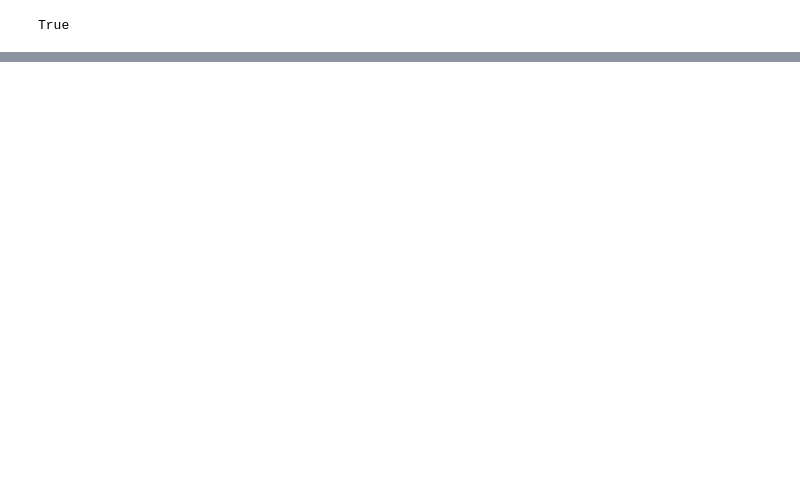
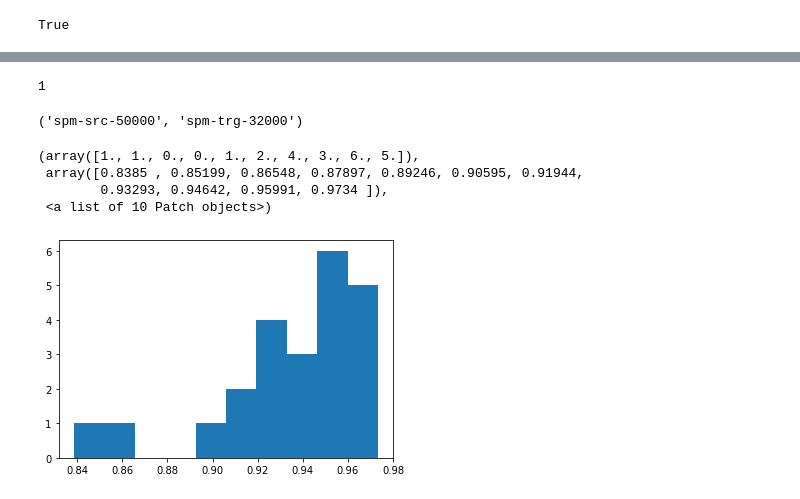
Before and after one commit to jinkilee/LaH, a Jupyter notebook: ipynb/attention-is-all-you-need_make-vocab.ipynb, the cells around one changed output, grey strips where cells are left out. Saved outputs shown, nothing was run; the diff lists cells and outputs as text; code cells hidden in the pictures; blank space fills up the shorter version.

```diff
--- a/ipynb/attention-is-all-you-need_make-vocab.ipynb
+++ b/ipynb/attention-is-all-you-need_make-vocab.ipynb
@@ -225,0 +309,34 @@ len(sent_pairs)
+# %%
+TRG.vocab.stoi['<s>']
+# %% [output]
+1
+# %%
+torch.save(SRC.vocab, '../attention-is-all-you-need/spm/{}.spm'.format(src_prefix))
+torch.save(TRG.vocab, '../attention-is-all-you-need/spm/{}.spm'.format(trg_prefix))
+src_prefix, trg_prefix
+# %% [output]
+('spm-src-50000', 'spm-trg-32000')
+# %%
+acc = [0.8385,
+0.8641,
+0.8941,
+0.9112,
+0.9175,
+0.9200,
+0.9238,
+0.9242,
+0.9252,
+0.9339,
+0.9391,
+0.9413,
+0.9473,
+0.9487,
+0.9490,
+0.9517,
+0.9552,
+0.9577,
+0.9676,
+0.9678,
+0.9704,
+0.9717,
+0.9734]
@@ -225,0 +345,8 @@ len(sent_pairs)
+# %%
+plt.hist(acc)
+# %% [output]
+(array([1., 1., 0., 0., 1., 2., 4., 3., 6., 5.]),
+ array([0.8385 , 0.85199, 0.86548, 0.87897, 0.89246, 0.90595, 0.91944,
+        0.93293, 0.94642, 0.95991, 0.9734 ]),
+ <a list of 10 Patch objects>)
+[figure, added]
```
Also changed, not shown: parts of 31 cells of this notebook, 6 other files.
